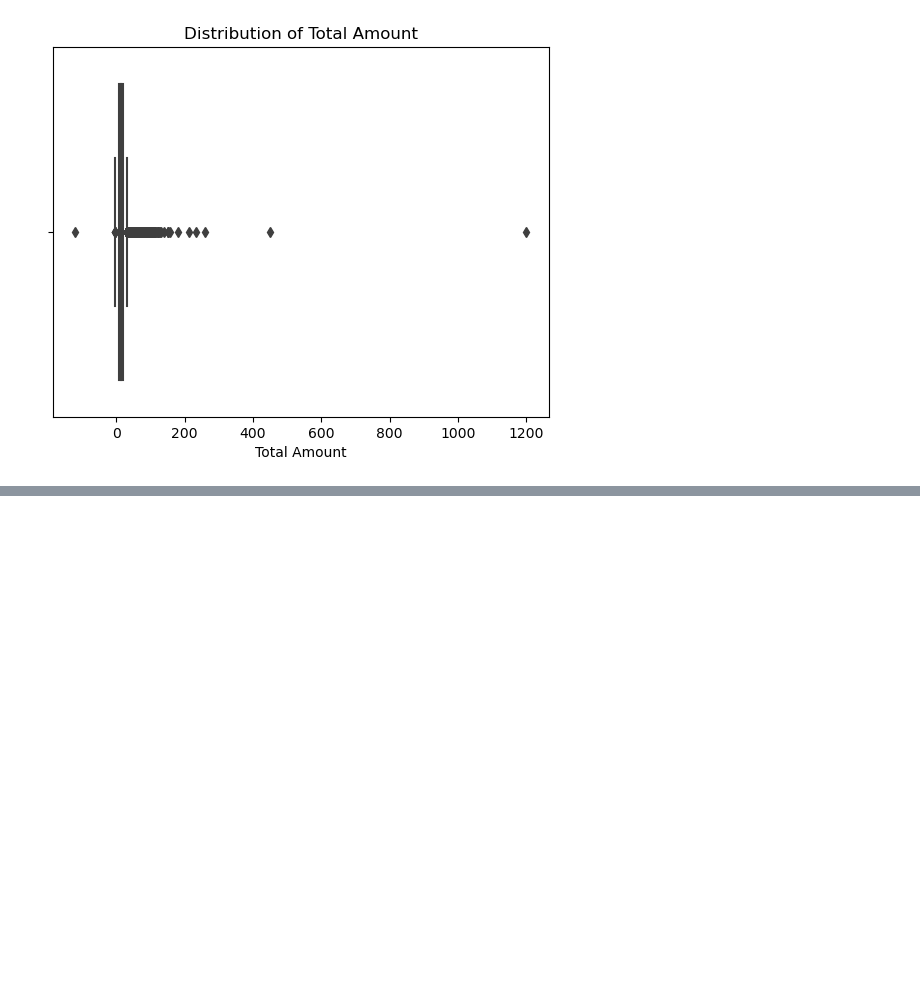
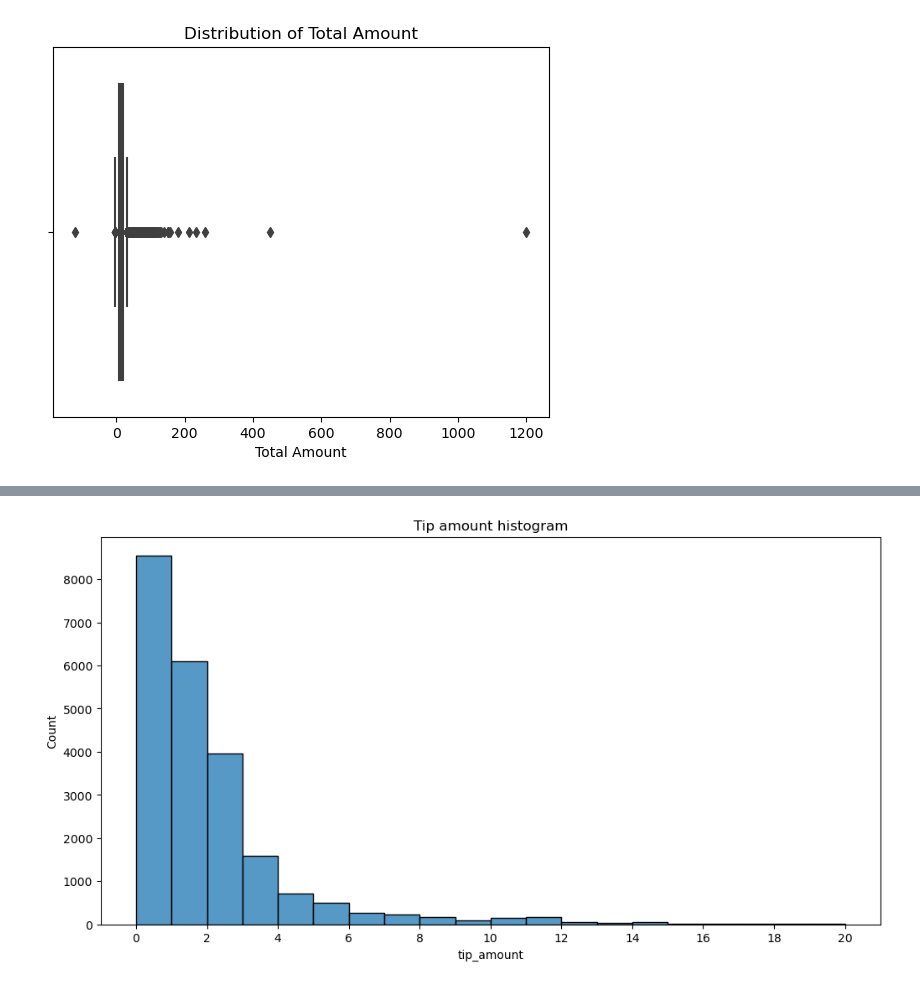
Before and after one commit to alishanstyles/Automatidata, a Jupyter notebook: Untitled.ipynb, the cells around one changed output, grey strips where cells are left out. Cells and saved outputs as stored; diff of their text form; code cells hidden in the pictures; blank space fills up the shorter version.

```diff
--- a/Untitled.ipynb
+++ b/Untitled.ipynb
@@ -103,0 +113,9 @@ NameError: name 'ax' is not defined
+# %%
+# Create histogram of tip_amount
+plt.figure(figsize=(12,6))
+ax = sns.histplot(df['tip_amount'], bins=range(0,21,1))
+ax.set_xticks(range(0,21,2))
+ax.set_xticklabels(range(0,21,2))
+plt.title('Tip amount histogram');
+# %% [output]
+[figure, added]
```
Also changed, not shown: parts of 8 cells of this notebook.
